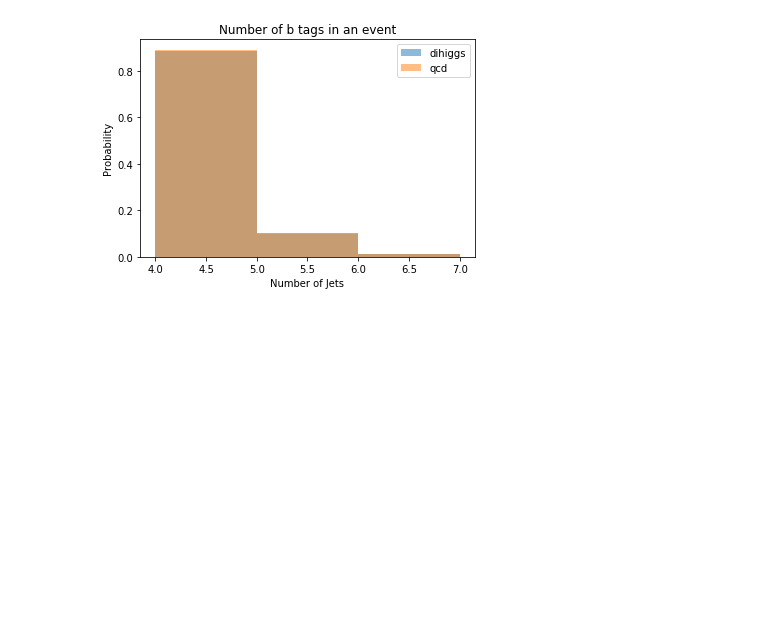
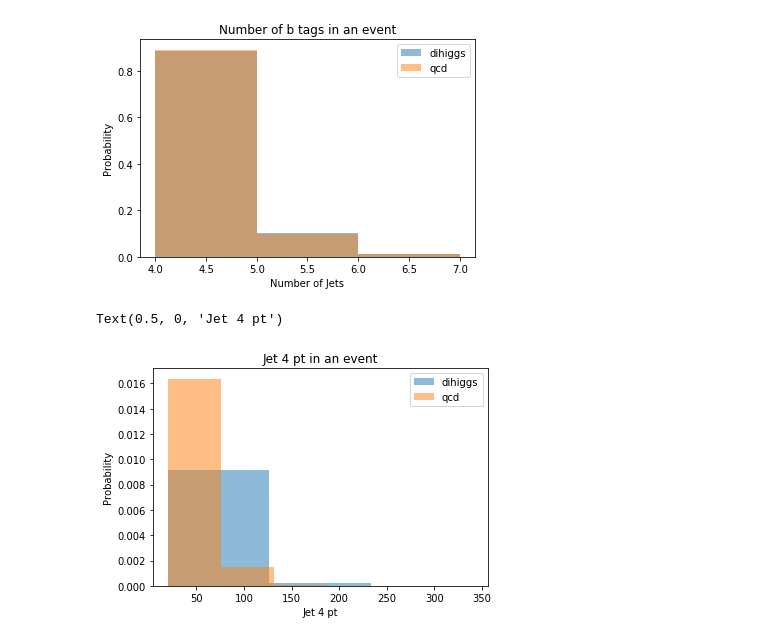
Before and after one commit to neu-physics/dihiggsMLProject, a Jupyter notebook: higgsReconstruction/EventPlotting/plotting.ipynb, the cells around one changed output. Saved outputs shown, nothing was run; the diff lists cells and outputs as text; code cells hidden in the pictures; blank space fills up the shorter version.

Commit message:
tried graphing second cut for jet4 pt vs the original cut and saw no difference

```diff
--- a/higgsReconstruction/EventPlotting/plotting.ipynb
+++ b/higgsReconstruction/EventPlotting/plotting.ipynb
@@ -399,3 +399,16 @@ plt.xlabel("Number of Jets")
 # %% [output]
 Text(0.5, 0, 'Number of Jets')
 [figure]
+# %%
+##############################################################
+##                    JET 4 PT PER EVENT                    ##
+##############################################################
+plt.hist(hh.jet4_pt, alpha=0.5, label="dihiggs", bins=3, density=1)
+plt.hist(qcd.jet4_pt, alpha=0.5, label="qcd", bins=3, density=1)
+plt.legend()
+plt.title("Jet 4 pt in an event")
+plt.ylabel("Probability")
+plt.xlabel("Jet 4 pt")
+# %% [output]
+Text(0.5, 0, 'Jet 4 pt')
+[figure, added]
```
Also changed, not shown: 3 other files.
